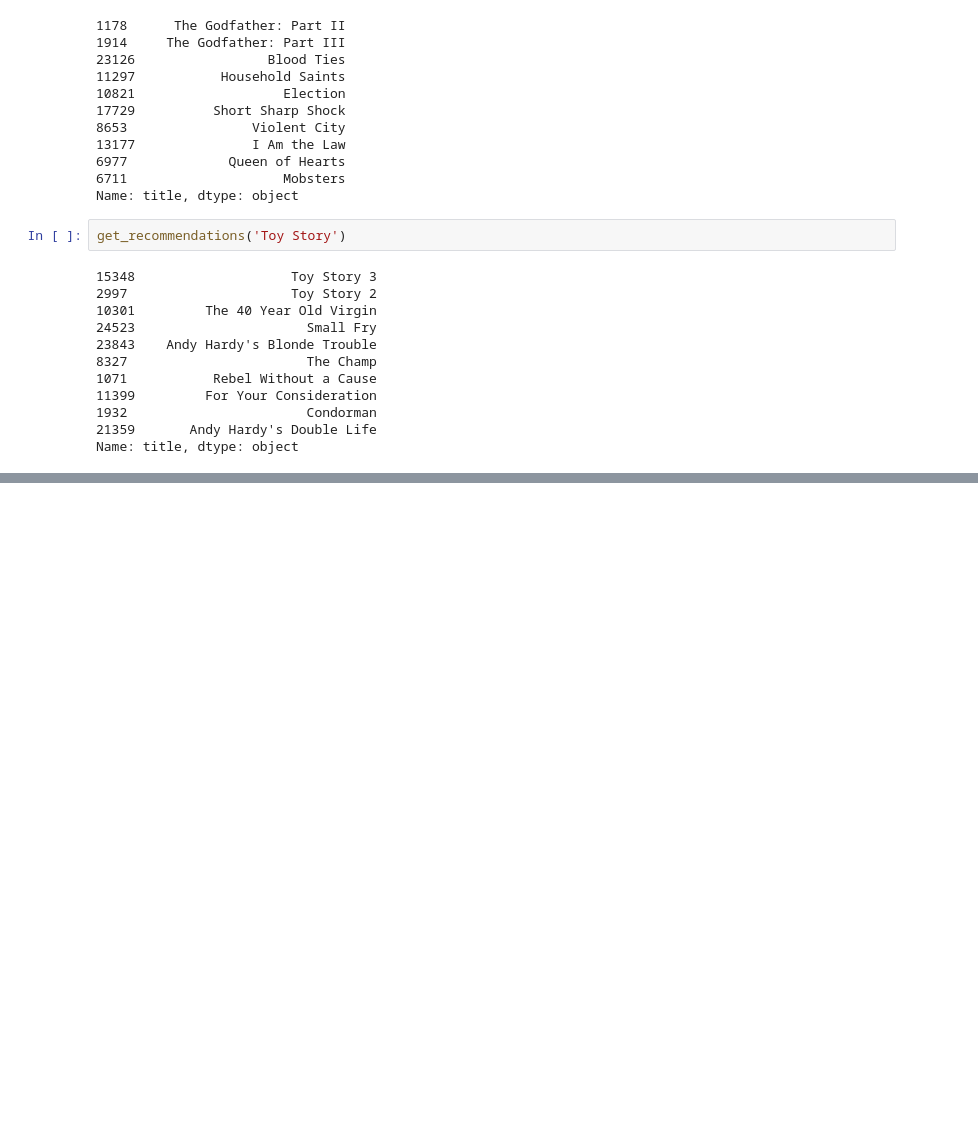
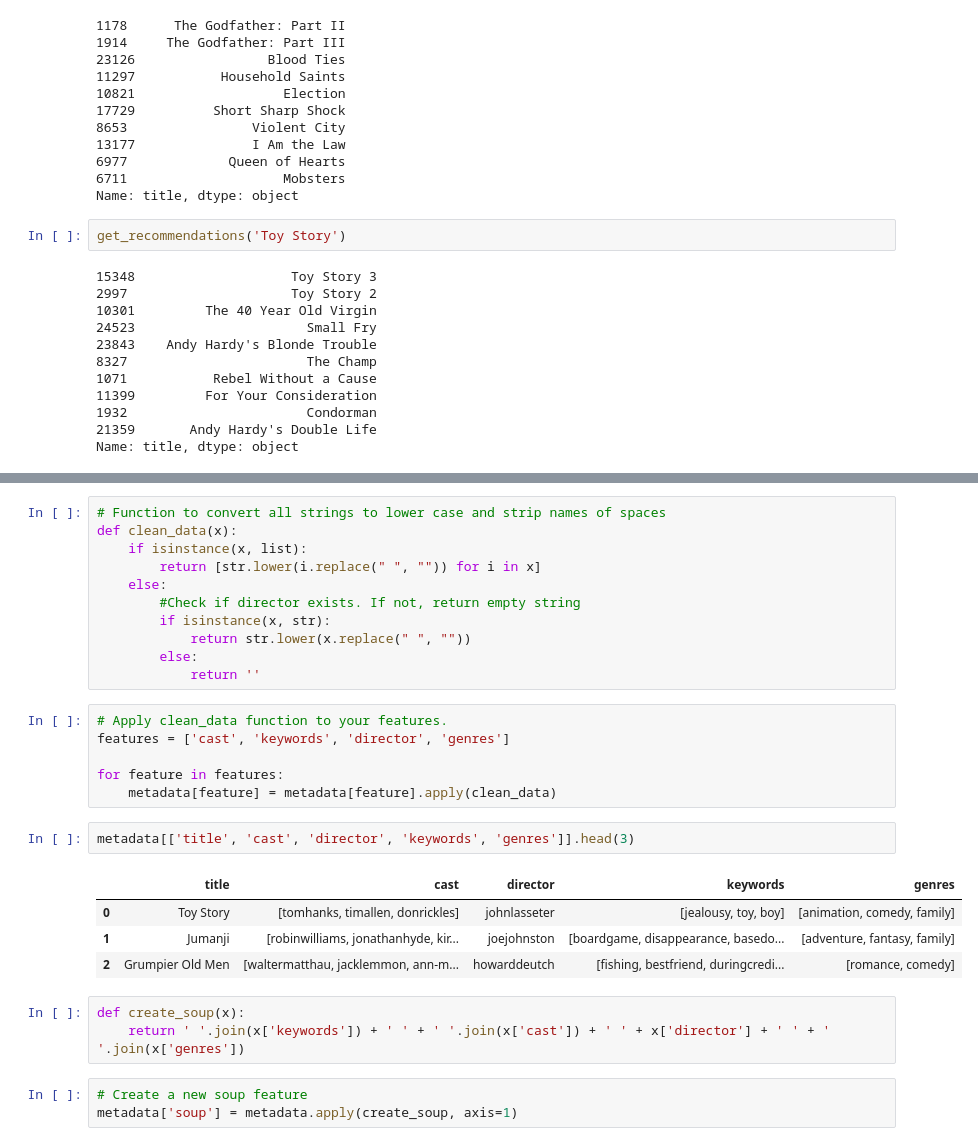
Before and after one commit to X4Zero/SISTEMAS_DE_RECOMENDACION, a Jupyter notebook: SistemaRecomendacion.ipynb, the cells around one changed output, grey strips where cells are left out. Saved outputs shown, nothing was run; the diff lists cells and outputs as text; blank space fills up the shorter version.

```diff
--- a/SistemaRecomendacion.ipynb
+++ b/SistemaRecomendacion.ipynb
@@ -324,0 +393,30 @@ Name: title, dtype: object
+# %%
+# Function to convert all strings to lower case and strip names of spaces
+def clean_data(x):
+    if isinstance(x, list):
+        return [str.lower(i.replace(" ", "")) for i in x]
+    else:
+        #Check if director exists. If not, return empty string
+        if isinstance(x, str):
+            return str.lower(x.replace(" ", ""))
+        else:
+            return ''
+# %%
+# Apply clean_data function to your features.
+features = ['cast', 'keywords', 'director', 'genres']
+
+for feature in features:
+    metadata[feature] = metadata[feature].apply(clean_data)
+# %%
+metadata[['title', 'cast', 'director', 'keywords', 'genres']].head(3)
+# %% [output]
+|  | title | cast | director | keywords | genres |
+| 0 | Toy Story | [tomhanks, timallen, donrickles] | johnlasseter | [jealousy, toy, boy] | [animation, comedy, family] |
+| 1 | Jumanji | [robinwilliams, jonathanhyde, kir... | joejohnston | [boardgame, disappearance, basedo... | [adventure, fantasy, family] |
+| 2 | Grumpier Old Men | [waltermatthau, jacklemmon, ann-m... | howarddeutch | [fishing, bestfriend, duringcredi... | [romance, comedy] |
+# %%
+def create_soup(x):
+    return ' '.join(x['keywords']) + ' ' + ' '.join(x['cast']) + ' ' + x['director'] + ' ' + ' '.join(x['genres'])
+# %%
+# Create a new soup feature
+metadata['soup'] = metadata.apply(create_soup, axis=1)
```
Also changed, not shown: parts of 23 cells of this notebook.
